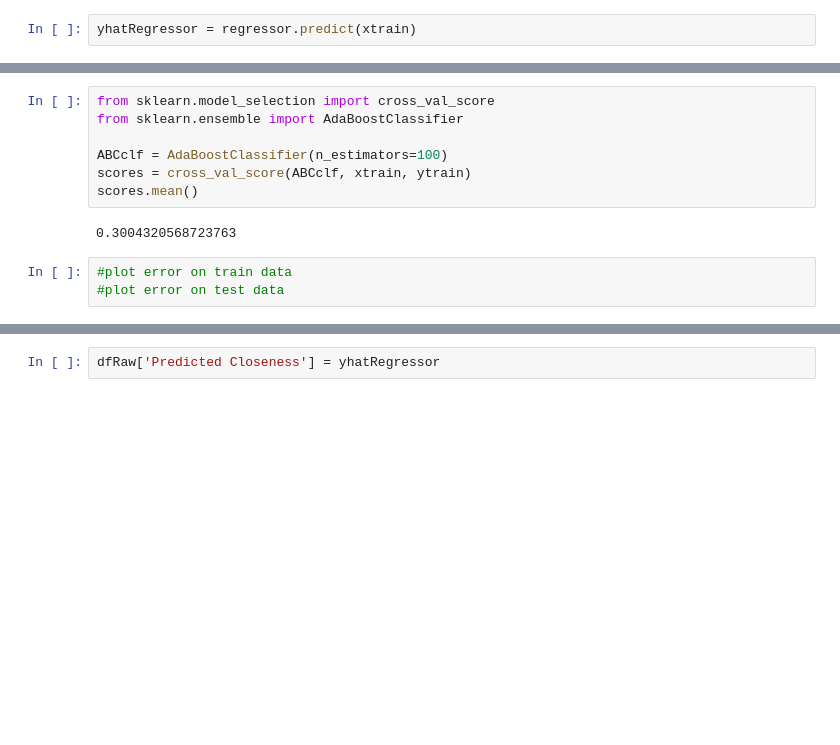
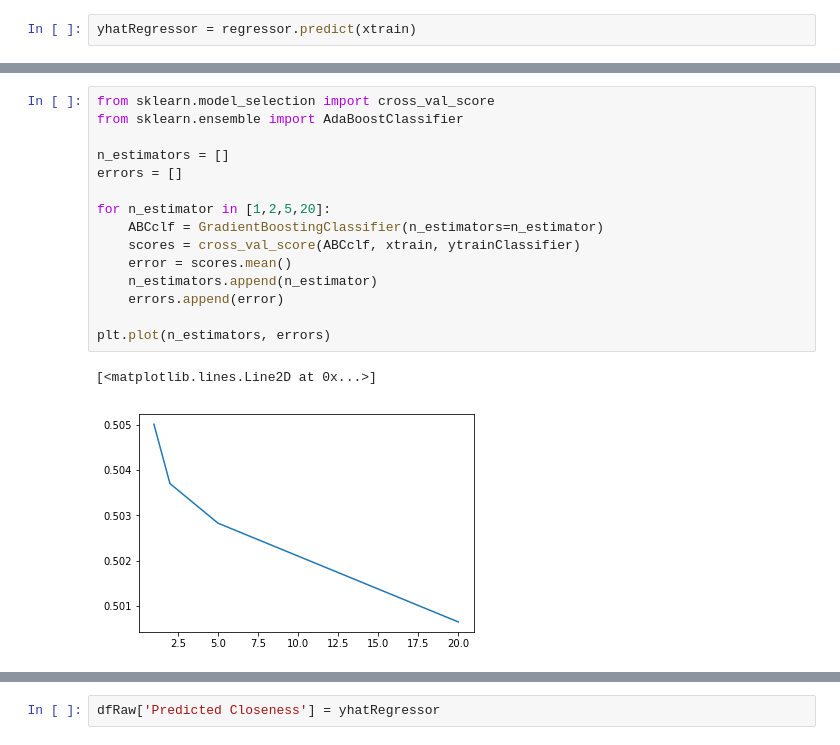
Before and after one commit to mobouzari/MLIndependentStudy, a Jupyter notebook: 80-20 with accuracy plots, fit, predict.ipynb, the cells around one changed output, grey strips where cells are left out. Drawn from its saved outputs; the diff is of its cells as text; blank space fills up the shorter version.

```diff
--- a/80-20 with accuracy plots, fit, predict.ipynb
+++ b/80-20 with accuracy plots, fit, predict.ipynb
@@ -244,12 +256,18 @@ plt.plot(x,y)
 # %%
 from sklearn.model_selection import cross_val_score
 from sklearn.ensemble import AdaBoostClassifier
 
-ABCclf = AdaBoostClassifier(n_estimators=100)
-scores = cross_val_score(ABCclf, xtrain, ytrain)
-scores.mean()
+n_estimators = []
+errors = []
+
+for n_estimator in [1,2,5,20]:
+    ABCclf = GradientBoostingClassifier(n_estimators=n_estimator)
+    scores = cross_val_score(ABCclf, xtrain, ytrainClassifier)
+    error = scores.mean()
+    n_estimators.append(n_estimator)
+    errors.append(error)
+
+plt.plot(n_estimators, errors)
 # %% [output]
-0.3004320568723763
+[<matplotlib.lines.Line2D at 0x...>]
+[figure, added]
-# %%
-#plot error on train data
-#plot error on test data
```
Also changed, not shown: parts of 24 cells of this notebook.
